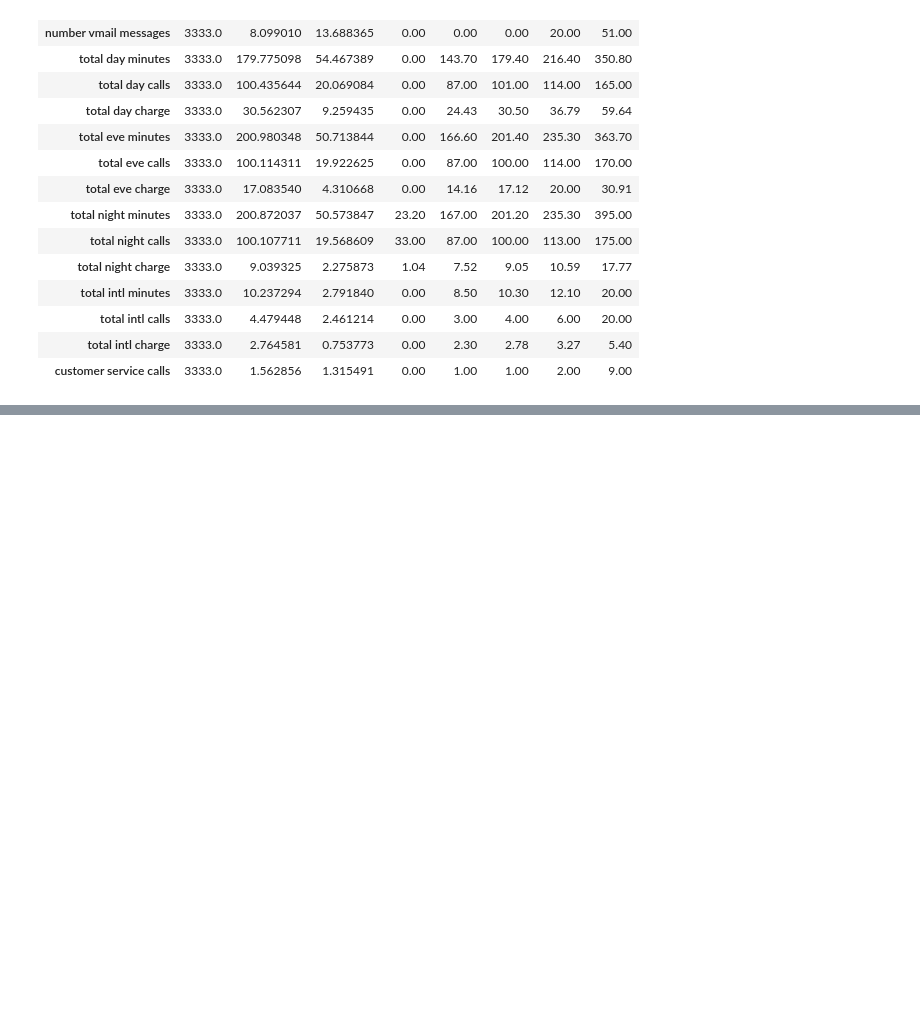
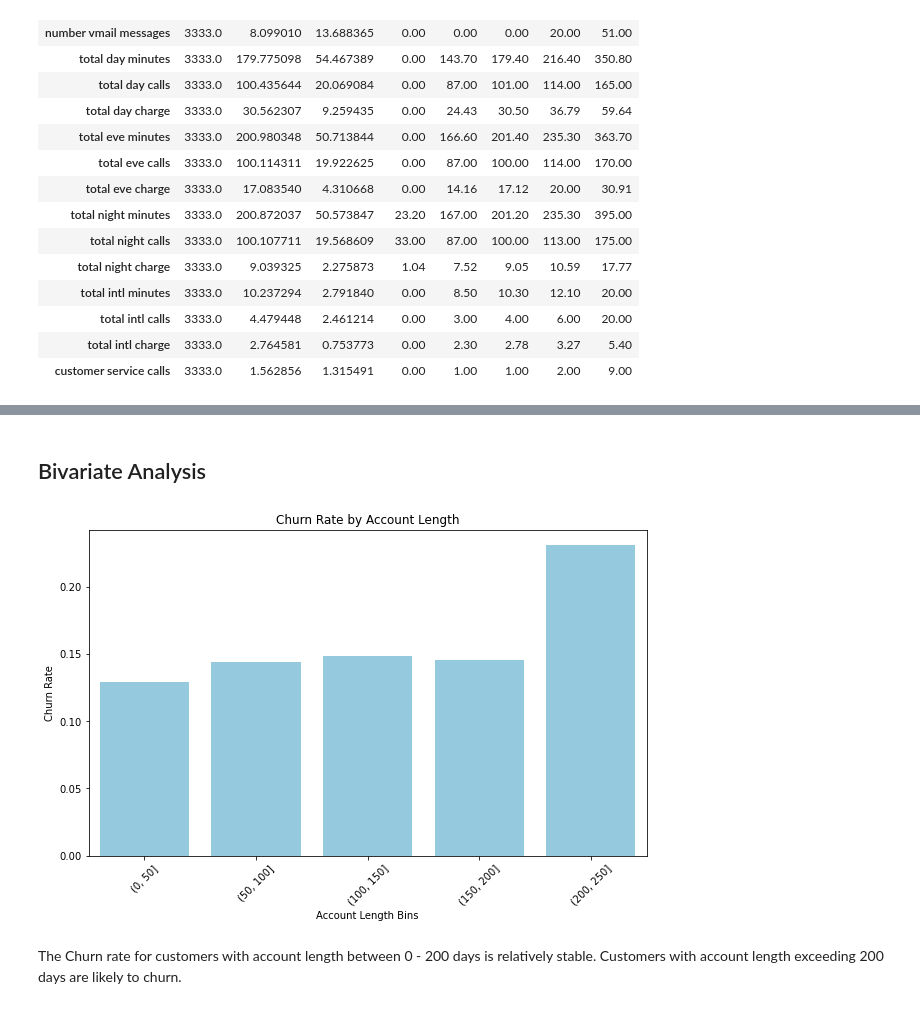
Before and after one commit to mercytegekson/Phase3Project, a Jupyter notebook: index.ipynb, the cells around one changed output, grey strips where cells are left out. Drawn from its saved outputs; the diff is of its cells as text; code cells hidden in the pictures; blank space fills up the shorter version.

```diff
--- a/index.ipynb
+++ b/index.ipynb
@@ -246,0 +229,5 @@ Baseline
+# %%
+
+columns_to_drop = ['phone number', 'voice mail plan', 'number vmail messages']
+df1.drop(columns=columns_to_drop, inplace=True,axis=1)
+df1
@@ -246,0 +255,3 @@ Baseline
+# %%
+df1['total_minutes'] = df1['total day minutes'] + df1['total eve minutes'] + df1['total night minutes'] + df1['total intl minutes']
+df1
@@ -246,0 +272,3 @@ Baseline
+# %%
+df1['Total_charge'] = df1['total day charge'] + df1['total eve charge'] + df1['total intl charge']
+df1
@@ -246,0 +289,3 @@ Baseline
+# %%
+df1['total_calls'] = df1['total day calls'] + df1['total eve calls'] + df1['total night calls'] + df1['total intl calls']
+df1
@@ -247 +322,25 @@ Baseline
+# %% [markdown]
+## Bivariate Analysis
+# %%
+# Create bins for account length
+bins = [0, 50, 100, 150 ,200,250]
+
+# Create a new column for account length bins
+df1['account_length_bin'] = pd.cut(df1['account length'], bins=bins)
+
+# Calculate the churn rate for each account length bin
+churn_rate_by_length = df1.groupby('account_length_bin')['churn'].mean()
+
+# Plot the churn rate
+plt.figure(figsize=(10, 6))
+sns.barplot(x=churn_rate_by_length.index, y=churn_rate_by_length.values, color='skyblue')
+plt.title('Churn Rate by Account Length')
+plt.xlabel('Account Length Bins')
+plt.ylabel('Churn Rate')
+plt.xticks(rotation=45)
+plt.show()
+# %% [output]
+[figure, added]
+# %% [markdown]
+The Churn rate for customers with account length between 0 - 200 days is relatively stable. Customers with account length exceeding 200 days are likely to churn.
 # %%
```
Also changed, not shown: parts of 41 cells of this notebook, 1 other file.
